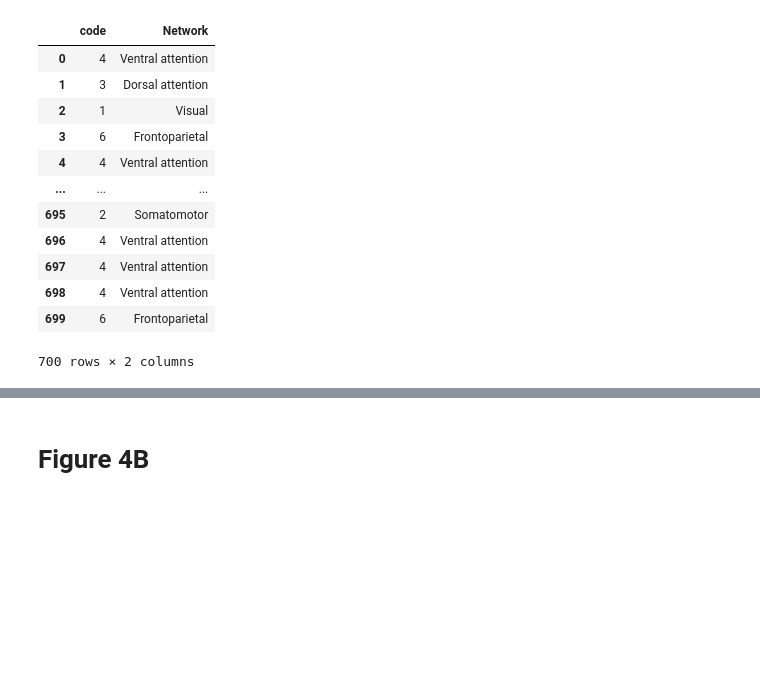
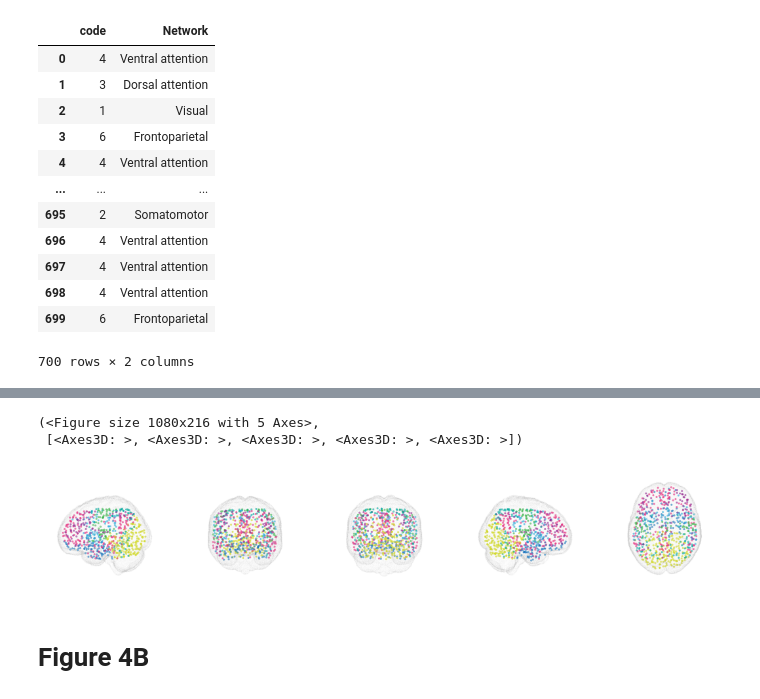
Before and after one commit to ContextLab/pca_paper, a Jupyter notebook: code/notebooks/network_analyses.ipynb, the cells around one changed output, grey strips where cells are left out. Saved outputs shown, nothing was run; the diff lists cells and outputs as text; code cells hidden in the pictures; blank space fills up the shorter version.

```diff
--- a/code/notebooks/network_analyses.ipynb
+++ b/code/notebooks/network_analyses.ipynb
@@ -182,3 +263,11 @@ node_codes
 | 698 | 4 | Ventral attention |
 | 699 | 6 | Frontoparietal |
 700 rows × 2 columns
+# %%
+nodes = node_codes.copy()
+nodes['x'] = centers[:, 0]
+nodes['y'] = centers[:, 1]
+nodes['z'] = centers[:, 2]
+nodes['color'] = [network_colors[n] for n in nodes['Network']]
+
+nodes
@@ -185,3 +288,18 @@ node_codes
+# %%
+npb.plot(nodes=nodes,
+        view='LAPRS',
+        node_type='circles',
+        node_alpha=0.5,
+        title=None,
+        template='MNI152NLin2009cAsym',
+        template_style='glass',
+        node_color='color',
+        showlegend=False,
+        arrowaxis=None)
+# %% [output]
+(<Figure size 1080x216 with 5 Axes>,
+ [<Axes3D: >, <Axes3D: >, <Axes3D: >, <Axes3D: >, <Axes3D: >])
+[figure, added]
 # %% [markdown]
 # Figure 4B
 # %%
```
Also changed, not shown: parts of 9 cells of this notebook, 1 other file.
